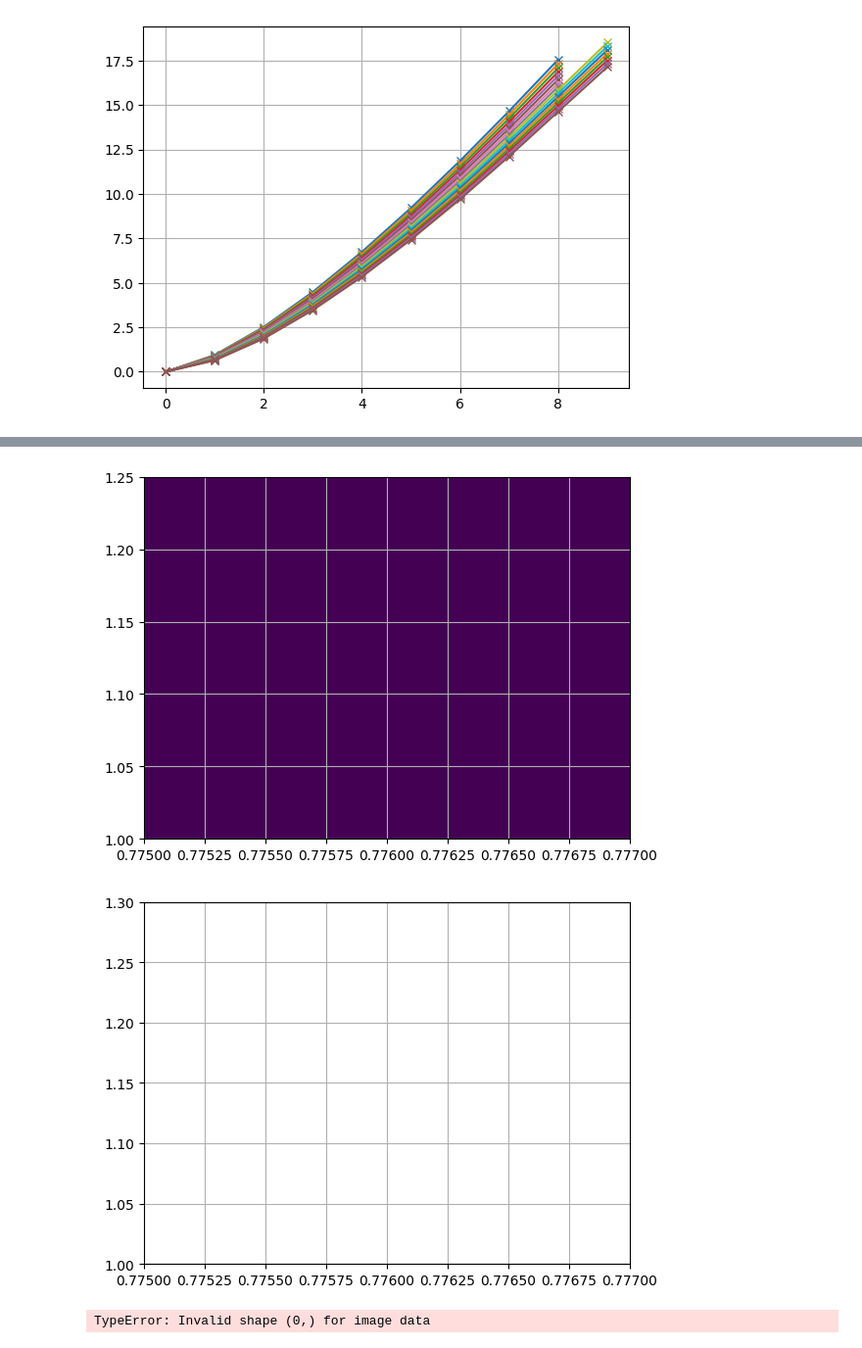
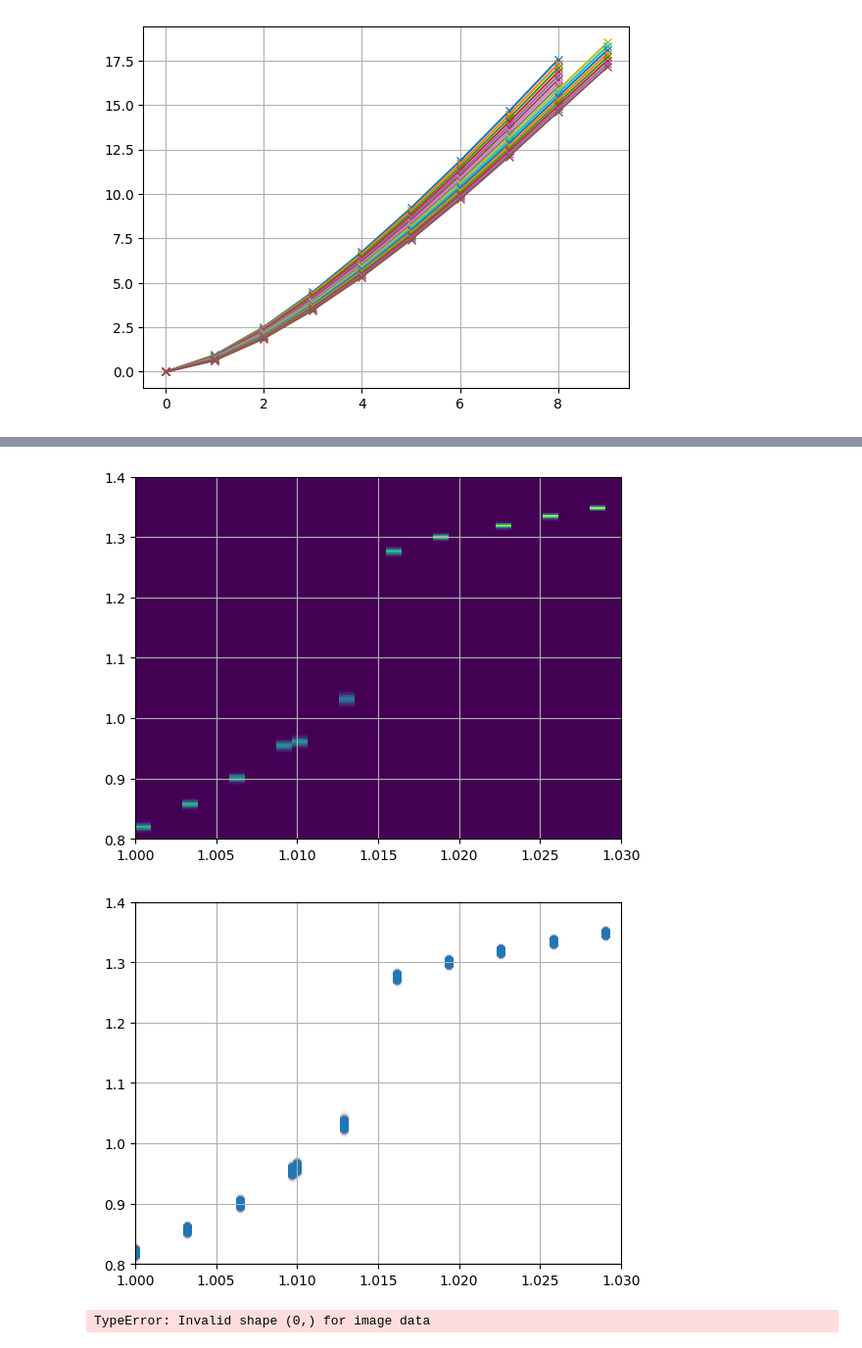
Before and after one commit to Renmusxd/GaugeTheoryRunner, a Jupyter notebook: jupyter/PhaseTransition-Cosine.ipynb, the cells around one changed output, grey strips where cells are left out. Shown at 98% size. Cells and saved outputs as stored; diff of their text form; code cells hidden in the pictures.

```diff
--- a/jupyter/PhaseTransition-Cosine.ipynb
+++ b/jupyter/PhaseTransition-Cosine.ipynb
@@ -54,16 +54,16 @@ pyplot.show()
 # %%
-pyplot.hist2d(all_ks, all_actions, bins=[numpy.linspace(0.775, 0.777, 32), numpy.linspace(1.0,1.25, 512)])
+pyplot.hist2d(all_ks, all_actions, bins=[numpy.linspace(1,1.03, 32), numpy.linspace(0.8,1.4, 512)])
 pyplot.grid()
 pyplot.show()
 
 pyplot.scatter(all_ks, all_actions, alpha=0.002)
-pyplot.xlim((0.775,0.777))
-pyplot.ylim((1.0,1.3))
+pyplot.xlim((1,1.03))
+pyplot.ylim((0.8,1.4))
 pyplot.grid()
 pyplot.show()
 # %% [output]
-[figure, old version]
+[figure, new version]
-[figure, old version]
+[figure, new version]
 # %%
 ndigits = 128
 ks_digits = numpy.digitize(all_ks, numpy.linspace(0.775, 0.777, ndigits))
```
Also changed, not shown: parts of 1 cell of this notebook.
